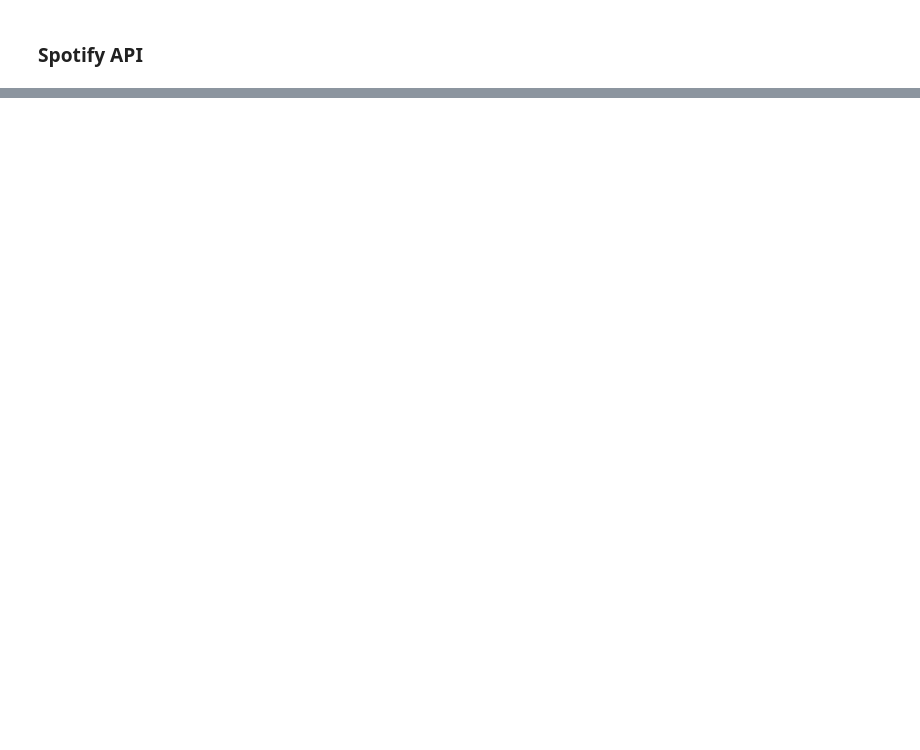
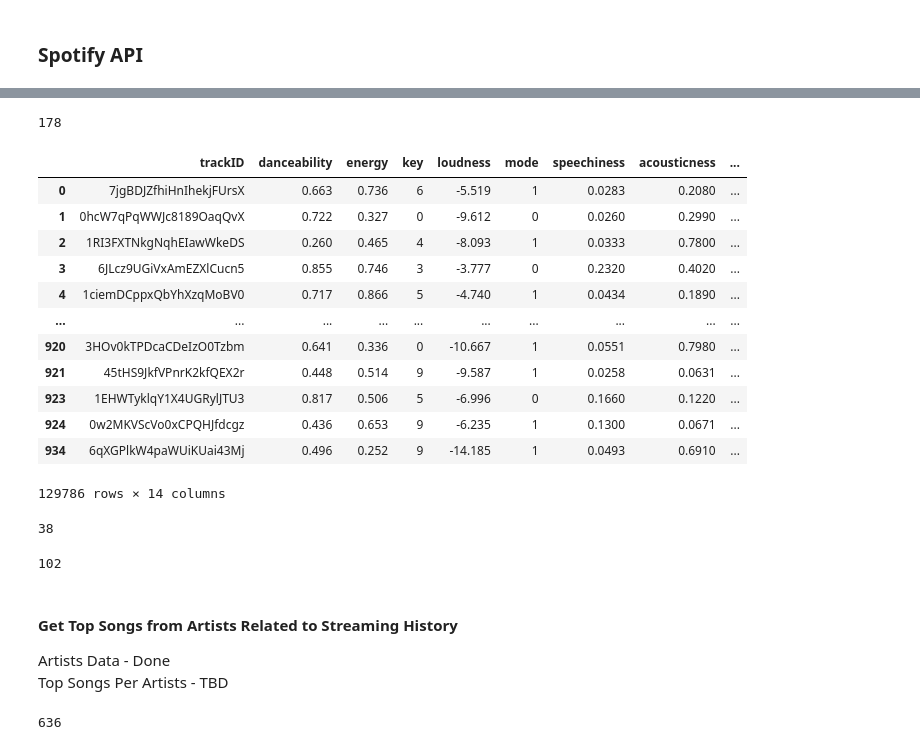
Before and after one commit to djcavaliere/Spotify-Recommendation-Engine, a Jupyter notebook: code/1. Data Collection.ipynb, the cells around one changed output, grey strips where cells are left out. Cells and saved outputs as stored; diff of their text form; code cells hidden in the pictures; blank space fills up the shorter version.

```diff
--- a/code/1. Data Collection.ipynb
+++ b/code/1. Data Collection.ipynb
@@ -562,0 +200,23 @@ datetime.datetime(2015, 1, 1, 0, 0)
+# %%
+#My requests weren't processing so I seperated the requests into smaller batches and ran them at different times in the day to avoid rate limiting
+ids = [get_track_ids(x) for x in batches[0]]
+
+ids1 = [get_track_ids(x) for x in batches[1]]
+
+ids2 = [get_track_ids(x) for x in batches[2]]
+
+ids3 = [get_track_ids(x) for x in batches[3]]
+
+ids4 = [get_track_ids(x) for x in batches[4]]
+# %%
+#Flattening lists of track ids
+ids1 = set(sum(ids1,[]))
+ids2 = set(sum(ids2,[]))
+ids3 = set(sum(ids3,[]))
+ids4 = set(sum(ids4,[]))
+
+ids.remove(0)
+ids1.remove(0)
+ids2.remove(0)
+ids3.remove(0)
+ids4.remove(0)
@@ -562,0 +241,7 @@ datetime.datetime(2015, 1, 1, 0, 0)
+# %%
+#Splitting the data into smaller batches for rate limiting
+ids_batches = np.array_split(list(ids), 36)
+ids1_batches = np.array_split(list(ids1), 36)
+ids2_batches = np.array_split(list(ids2), 36)
+ids3_batches = np.array_split(list(ids3), 36)
+ids4_batches = np.array_split(list(ids4), 36)
@@ -562,0 +251,13 @@ datetime.datetime(2015, 1, 1, 0, 0)
+# %%
+for x in range(34,36):
+    if counter < 1:
+        library_feats.append(track_features(ids4_batches[x]))
+        counter += 1
+    else:
+        time.sleep(30)
+        counter == 0
+        library_feats.append(track_features(ids4_batches[x]))
+# %%
+len(library_feats)
+# %% [output]
+178
@@ -562,0 +268,18 @@ datetime.datetime(2015, 1, 1, 0, 0)
+# %%
+random_track_feats = pd.concat([library_feats[x] for x in range(len(library_feats))])
+random_track_feats.drop_duplicates(subset = 'trackID', inplace = True)
+random_track_feats
+# %% [output]
+|  | trackID | danceability | energy | key | loudness | mode | speechiness | acousticness | ... |
+| 0 | 7jgBDJZfhiHnIhekjFUrsX | 0.663 | 0.736 | 6 | -5.519 | 1 | 0.0283 | 0.2080 | ... |
+| 1 | 0hcW7qPqWWJc8189OaqQvX | 0.722 | 0.327 | 0 | -9.612 | 0 | 0.0260 | 0.2990 | ... |
+| 2 | 1RI3FXTNkgNqhEIawWkeDS | 0.260 | 0.465 | 4 | -8.093 | 1 | 0.0333 | 0.7800 | ... |
+| 3 | 6JLcz9UGiVxAmEZXlCucn5 | 0.855 | 0.746 | 3 | -3.777 | 0 | 0.2320 | 0.4020 | ... |
+| 4 | 1ciemDCppxQbYhXzqMoBV0 | 0.717 | 0.866 | 5 | -4.740 | 1 | 0.0434 | 0.1890 | ... |
+| ... | ... | ... | ... | ... | ... | ... | ... | ... | ... |
+| 920 | 3HOv0kTPDcaCDeIzO0Tzbm | 0.641 | 0.336 | 0 | -10.667 | 1 | 0.0551 | 0.7980 | ... |
+| 921 | 45tHS9JkfVPnrK2kfQEX2r | 0.448 | 0.514 | 9 | -9.587 | 1 | 0.0258 | 0.0631 | ... |
+| 923 | 1EHWTyklqY1X4UGRylJTU3 | 0.817 | 0.506 | 5 | -6.996 | 0 | 0.1660 | 0.1220 | ... |
+| 924 | 0w2MKVScVo0xCPQHJfdcgz | 0.436 | 0.653 | 9 | -6.235 | 1 | 0.1300 | 0.0671 | ... |
+| 934 | 6qXGPlkW4paWUiKUai43Mj | 0.496 | 0.252 | 9 | -14.185 | 1 | 0.0493 | 0.6910 | ... |
+129786 rows × 14 columns
@@ -562,0 +290,4 @@ datetime.datetime(2015, 1, 1, 0, 0)
+# %%
+len(play_batches[0])
+# %% [output]
+38
@@ -562,0 +307,8 @@ datetime.datetime(2015, 1, 1, 0, 0)
+# %%
+len(art_feat)
+# %% [output]
+102
+# %% [markdown]
+#### Get Top Songs from Artists Related to Streaming History
+Artists Data - Done
+<br> Top Songs Per Artists - TBD
@@ -562,0 +339,4 @@ datetime.datetime(2015, 1, 1, 0, 0)
+# %%
+len(history['artist_id'].unique())
+# %% [output]
+636
```
Also changed, not shown: parts of 97 cells of this notebook, 9 other files.
